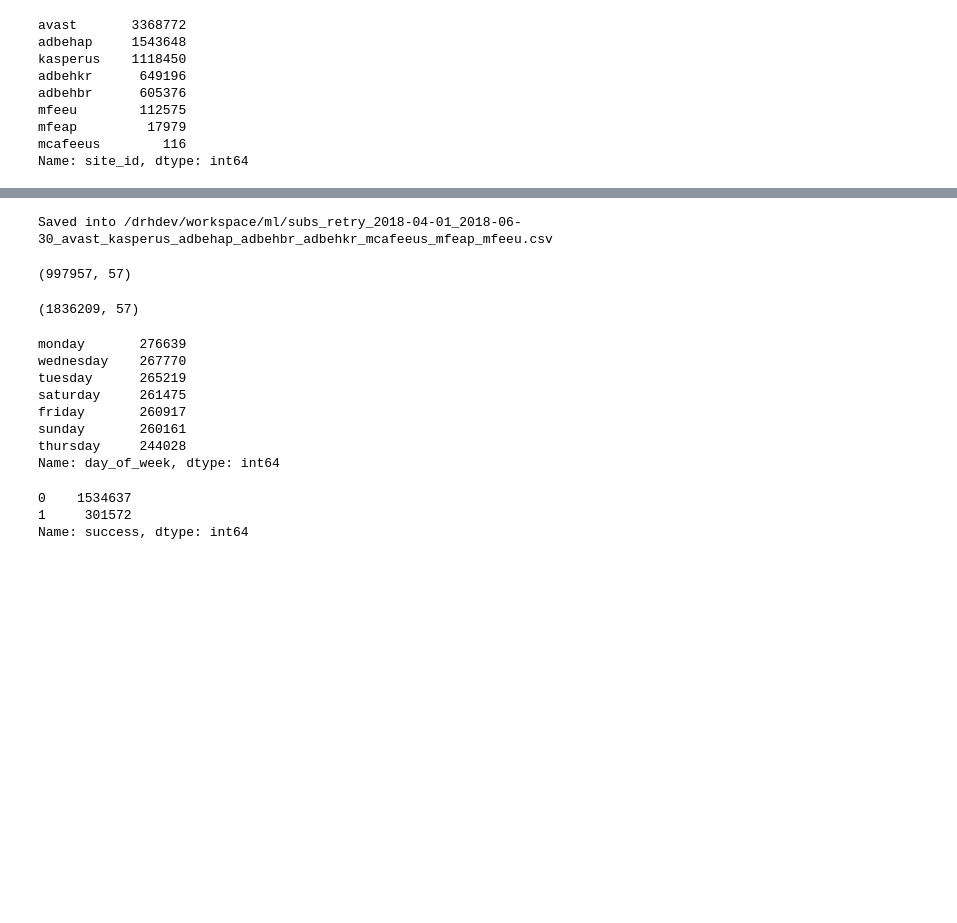
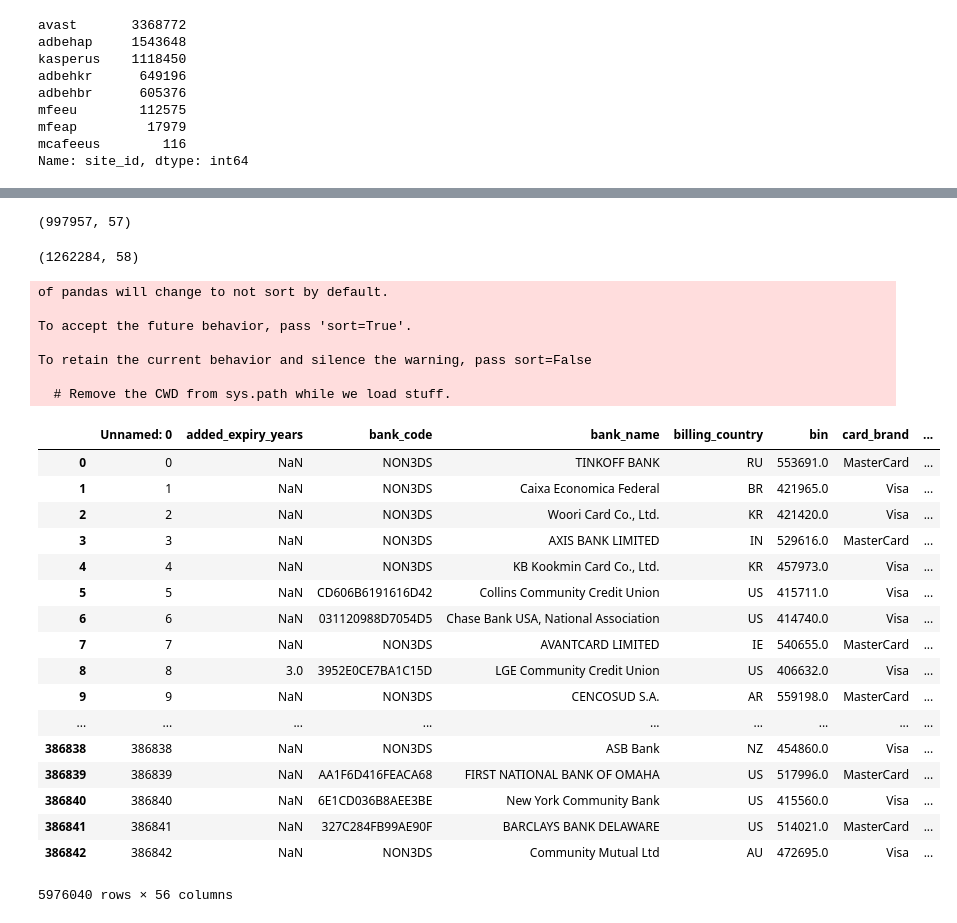
Before and after one commit to songyunlu/ml_training_tool, a Jupyter notebook: srs-train-retry-success.ipynb, the cells around one changed output, grey strips where cells are left out. Saved outputs shown, nothing was run; the diff lists cells and outputs as text; code cells hidden in the pictures; blank space fills up the shorter version.

```diff
--- a/srs-train-retry-success.ipynb
+++ b/srs-train-retry-success.ipynb
@@ -375,16 +188,3 @@ df_subs_merged.shape
-# %%
-#Only take subscription that has at least two transactions that occured on different day
-retry_success = df_subs_merged[df_subs_merged['days_between'] > 0]
-
-# Drop duplicate columns
-retry_success = retry_success.drop(columns=['subscription_id', 'subsegment_id'])
-
-#Write merged subs to csv
-csv_name = str('subs_retry_%s_%s_%s.csv' % (start_date, end_date, "_".join(site_ids)))
-retry_success.to_csv(WORK_DIR + csv_name)
-print("Saved into " + WORK_DIR + csv_name)
-# %% [output]
-Saved into /drhdev/workspace/ml/subs_retry_2018-04-01_2018-06-30_avast_kasperus_adbehap_adbehbr_adbehkr_mcafeeus_mfeap_mfeeu.csv
 # %%
 #Combine two df from csv
 df_cs_original = None
@@ -399,27 +199,47 @@ retry_success.shape
 # %% [output]
 (997957, 57)
 # %%
-retry_success =  pd.read_csv('/drhdev/workspace/ml/pdf_all_site_2018-01-01_2018-06-30.csv')
+retry_success =  pd.read_csv('/drhdev/workspace/ml/pdf_all_site_2018-05-01_2018-05-31_pro_att.csv')
+# retry_success =  pd.read_csv('/drhdev/workspace/ml/pdf_all_site_2018-01-01_2018-03-31_pro_att.csv')
 retry_success.shape
 # %% [output]
-(1836209, 57)
+(1262284, 58)
-# %%
-retry_success['day_of_week'].value_counts(dropna=False)
-# %% [output]
-monday       276639
-wednesday    267770
-tuesday      265219
-saturday     261475
-friday       260917
-sunday       260161
-thursday     244028
-Name: day_of_week, dtype: int64
-# %%
-# retry_success[retry_success['subscription_id'] == 10001280501]
-retry_success['success'].value_counts().sort_index()
-# retry_success[retry_success['subscription_id'] == 10001280501]
-# retry_success.size
-# %% [output]
-0    1534637
-1     301572
-Name: success, dtype: int64
+# %%
+import glob
+
+path =r'/var/spark/ml_files' # use your path
+allFiles = glob.glob(path + "/retry_success_2018*.csv")
+retry_success = pd.DataFrame()
+list_ = []
+for file_ in allFiles:
+    df = pd.read_csv(file_,index_col=None, header=0)
+    list_.append(df)
+retry_success = pd.concat(list_)
+
+retry_success
+# %% [output]
+of pandas will change to not sort by default.
+
+To accept the future behavior, pass 'sort=True'.
+
+To retain the current behavior and silence the warning, pass sort=False
+
+  # Remove the CWD from sys.path while we load stuff.
+|  | Unnamed: 0 | added_expiry_years | bank_code | bank_name | billing_country | bin | card_brand | ... |
+| 0 | 0 | NaN | NON3DS | TINKOFF BANK | RU | 553691.0 | MasterCard | ... |
+| 1 | 1 | NaN | NON3DS | Caixa Economica Federal | BR | 421965.0 | Visa | ... |
+| 2 | 2 | NaN | NON3DS | Woori Card Co., Ltd. | KR | 421420.0 | Visa | ... |
+| 3 | 3 | NaN | NON3DS | AXIS BANK LIMITED | IN | 529616.0 | MasterCard | ... |
+| 4 | 4 | NaN | NON3DS | KB Kookmin Card Co., Ltd. | KR | 457973.0 | Visa | ... |
+| 5 | 5 | NaN | CD606B6191616D42 | Collins Community Credit Union | US | 415711.0 | Visa | ... |
+| 6 | 6 | NaN | 031120988D7054D5 | Chase Bank USA, National Association | US | 414740.0 | Visa | ... |
+| 7 | 7 | NaN | NON3DS | AVANTCARD LIMITED | IE | 540655.0 | MasterCard | ... |
+| 8 | 8 | 3.0 | 3952E0CE7BA1C15D | LGE Community Credit Union | US | 406632.0 | Visa | ... |
+| 9 | 9 | NaN | NON3DS | CENCOSUD S.A. | AR | 559198.0 | MasterCard | ... |
+| ... | ... | ... | ... | ... | ... | ... | ... | ... |
+| 386838 | 386838 | NaN | NON3DS | ASB Bank | NZ | 454860.0 | Visa | ... |
+| 386839 | 386839 | NaN | AA1F6D416FEACA68 | FIRST NATIONAL BANK OF OMAHA | US | 517996.0 | MasterCard | ... |
+| 386840 | 386840 | NaN | 6E1CD036B8AEE3BE | New York Community Bank | US | 415560.0 | Visa | ... |
+| 386841 | 386841 | NaN | 327C284FB99AE90F | BARCLAYS BANK DELAWARE | US | 514021.0 | MasterCard | ... |
+| 386842 | 386842 | NaN | NON3DS | Community Mutual Ltd | AU | 472695.0 | Visa | ... |
+5976040 rows × 56 columns
```
Also changed, not shown: parts of 32 cells of this notebook, 2 other files.
